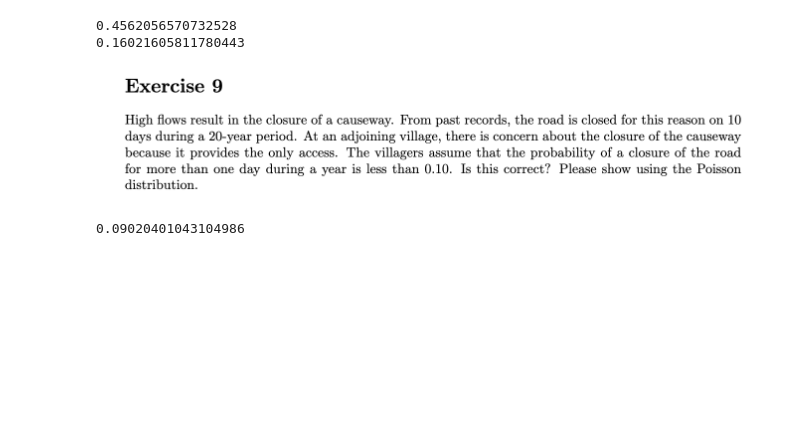
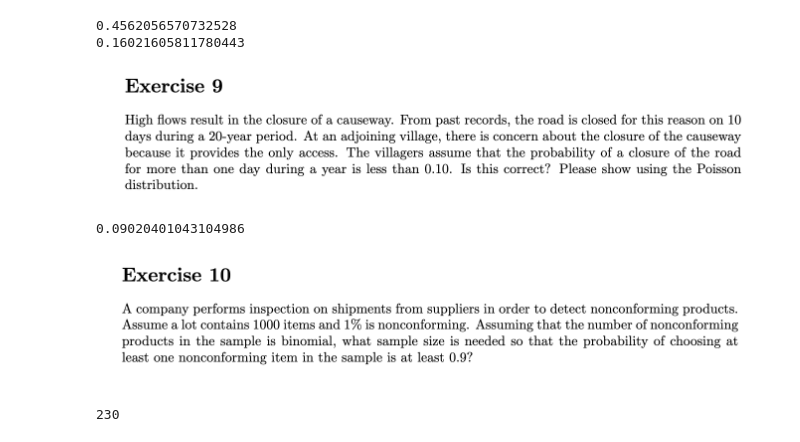
Before and after one commit to LilianBittar/StochasticModellingAndProcesses, a Jupyter notebook: session02/s2-problem-set-solutions.ipynb, the cells around one changed output. Drawn from its saved outputs; the diff is of its cells as text; code cells hidden in the pictures; blank space fills up the shorter version.

```diff
--- a/session02/s2-problem-set-solutions.ipynb
+++ b/session02/s2-problem-set-solutions.ipynb
@@ -251,3 +251,20 @@ print(result)
 # the result is 0.0902 < 0.10 which means the problem statement is true
 # %% [output]
 0.09020401043104986
+# %%
+Image('https://cdn.mathpix.com/snip/images/77qrfQuBX82P4xqMXeOmhThncDdT5NR4N6g--dgPR-M.original.fullsize.png')
+# %% [output]
+[figure, added]
+# %%
+# here we have a binomail distribution with (n = from 0 - 1000, p = 0.01)
+# we are looking for the n that makes the following equation true
+# binome.sf(0, n, 0.01) >= 0.9
+# we are looking for n sample size where this equation is true
+
+for n in range(0 , 1000):
+    result = binom.sf(0, n, 0.01)
+    if result >= 0.9:
+        print(n)
+        break
+# %% [output]
+230
```
